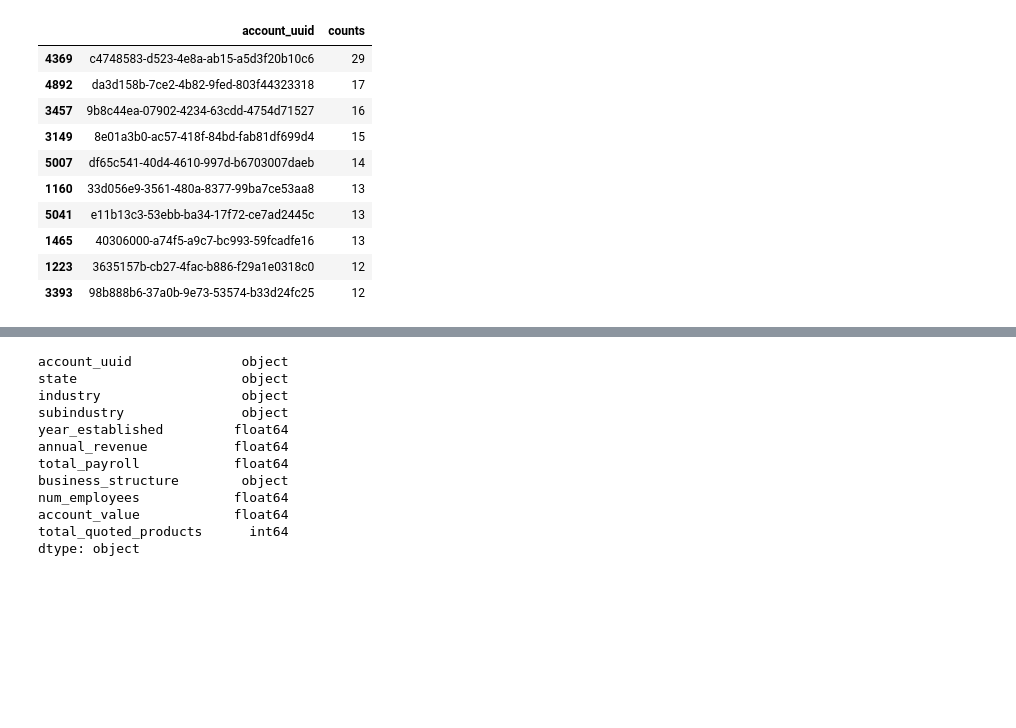
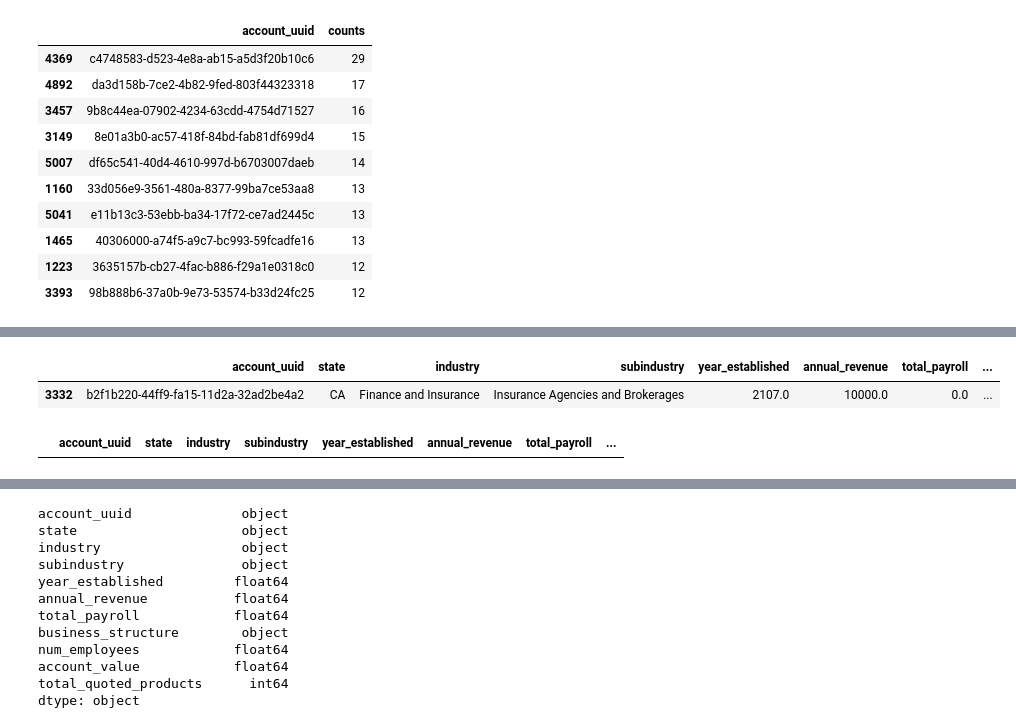
Before and after one commit to yuttokb2/coverwallet-challenge, a Jupyter notebook: notebooks/1_eda.ipynb, the cells around one changed output, grey strips where cells are left out. Drawn from its saved outputs; the diff is of its cells as text; code cells hidden in the pictures; blank space fills up the shorter version.

```diff
--- a/notebooks/1_eda.ipynb
+++ b/notebooks/1_eda.ipynb
@@ -56,3 +67,17 @@ quotes_agg.columns = ['account_uuid','account_value', 'total_quoted_products']
+# %%
+# Comprobaciones básicas de calidad en accounts
+accounts_train.describe(include='all')
+accounts_train.isna().mean().sort_values(ascending=False)
+
+# Valores imposibles o anómalos
+invalid_years = accounts_train[accounts_train['year_established'] > pd.Timestamp.today().year]
+negative_values = accounts_train[(accounts_train['annual_revenue'] < 0) | (accounts_train['total_payroll'] < 0) | (accounts_train['num_employees'] < 0)]
+
+display(invalid_years, negative_values)
+# %% [output]
+|  | account_uuid | state | industry | subindustry | year_established | annual_revenue | total_payroll | ... |
+| 3332 | b2f1b220-44ff9-fa15-11d2a-32ad2be4a2 | CA | Finance and Insurance | Insurance Agencies and Brokerages | 2107.0 | 10000.0 | 0.0 | ... |
+|  | account_uuid | state | industry | subindustry | year_established | annual_revenue | total_payroll | ... |
 # %%
 data = accounts_train.merge(quotes_agg, on='account_uuid', how='left')
 # %%
```
Also changed, not shown: parts of 9 cells of this notebook, 4 other files.
